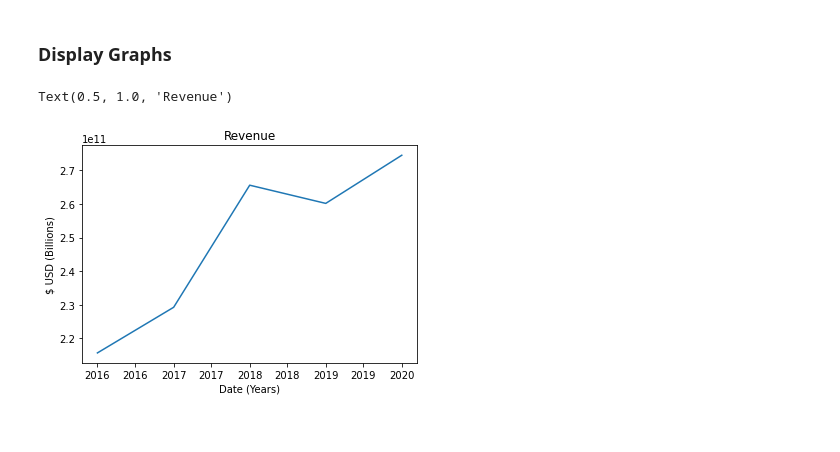
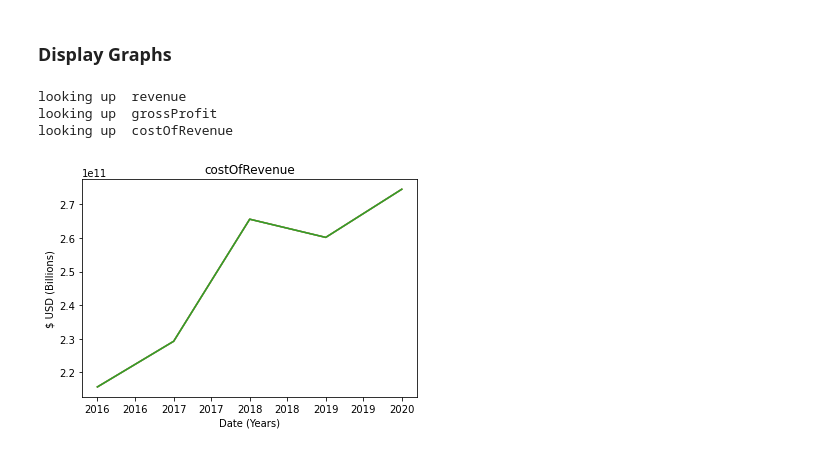
Before and after one commit to sammmoran/FlagShip, a Jupyter notebook: data-collector.ipynb, the cells around one changed output. Cells and saved outputs as stored; diff of their text form; code cells hidden in the pictures.

```diff
--- a/data-collector.ipynb
+++ b/data-collector.ipynb
@@ -85,31 +85,42 @@ NE_RV = data[['fillingDate','NE_%_RV']]
 perShareEarnings = data[['fillingDate','eps']]
 # %% [markdown]
 ### Display Graphs
+# %%
+# Plot the Revenue
+def graph(x, yname):
+
+    yData = []
+    print('looking up ', yname)
+    for i in data[str(yname)]:
+        yData.append(i)
+
+    plt.gca().xaxis.set_major_formatter(mdates.DateFormatter('%Y'))
+    plt.plot(x,revs)
+    plt.xlabel('Date (Years)')
+    plt.ylabel('$ USD (Billions)')
+    plt.title(str(yname))
 # %%
 # Plot the data
 
 # Display the Revenue, Gross Profits, and Net Earnings
 # rgnPlot = revGrossNet.plot()
 # rgnPlot.set_ylabel('Hundreds of Billions-USD')
 # rgnPlot.set_xlabel('Time-5yrs')
 
 dates = []
 for i in data['fillingDate']:
     date = i.split("-")[0]
     dates.append(date)
 
 x = [dt.datetime.strptime(d,'%Y').date() for d in dates]
 
-revs = []
-for rgn in data['revenue']:
-    revs.append(rgn)
-plt.gca().xaxis.set_major_formatter(mdates.DateFormatter('%Y'))
-plt.plot(x,revs)
-plt.xlabel('Date (Years)')
-plt.ylabel('$ USD (Billions)')
-plt.title('Revenue')
+graph(x,'revenue')
+graph(x, 'grossProfit')
+graph(x, 'costOfRevenue')
 # %% [output]
-Text(0.5, 1.0, 'Revenue')
+looking up  revenue
+looking up  grossProfit
+looking up  costOfRevenue
-[figure, old version]
+[figure, new version]
 # %%
 ### OLD CODE
```
Also changed, not shown: parts of 1 cell of this notebook.
